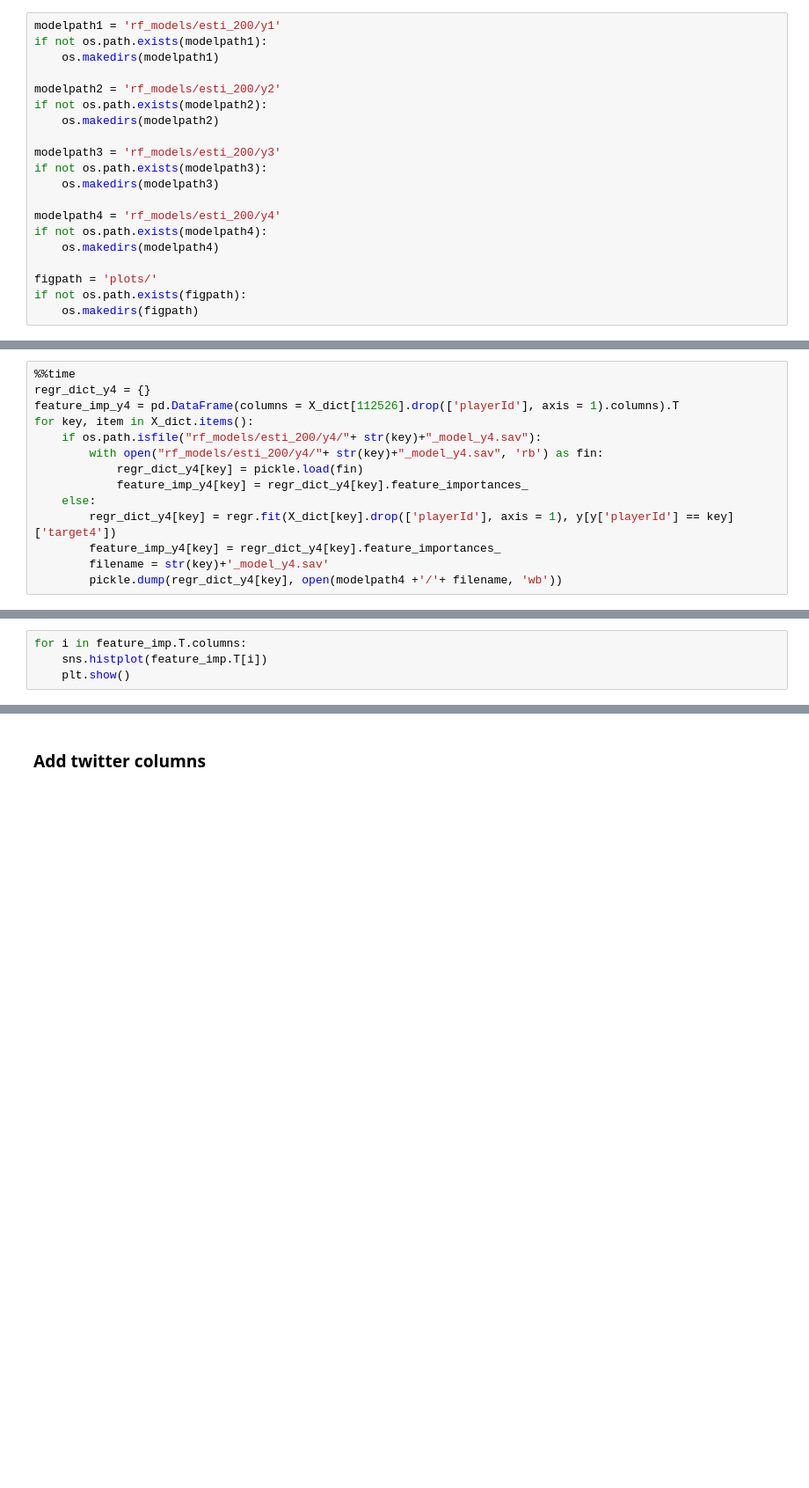
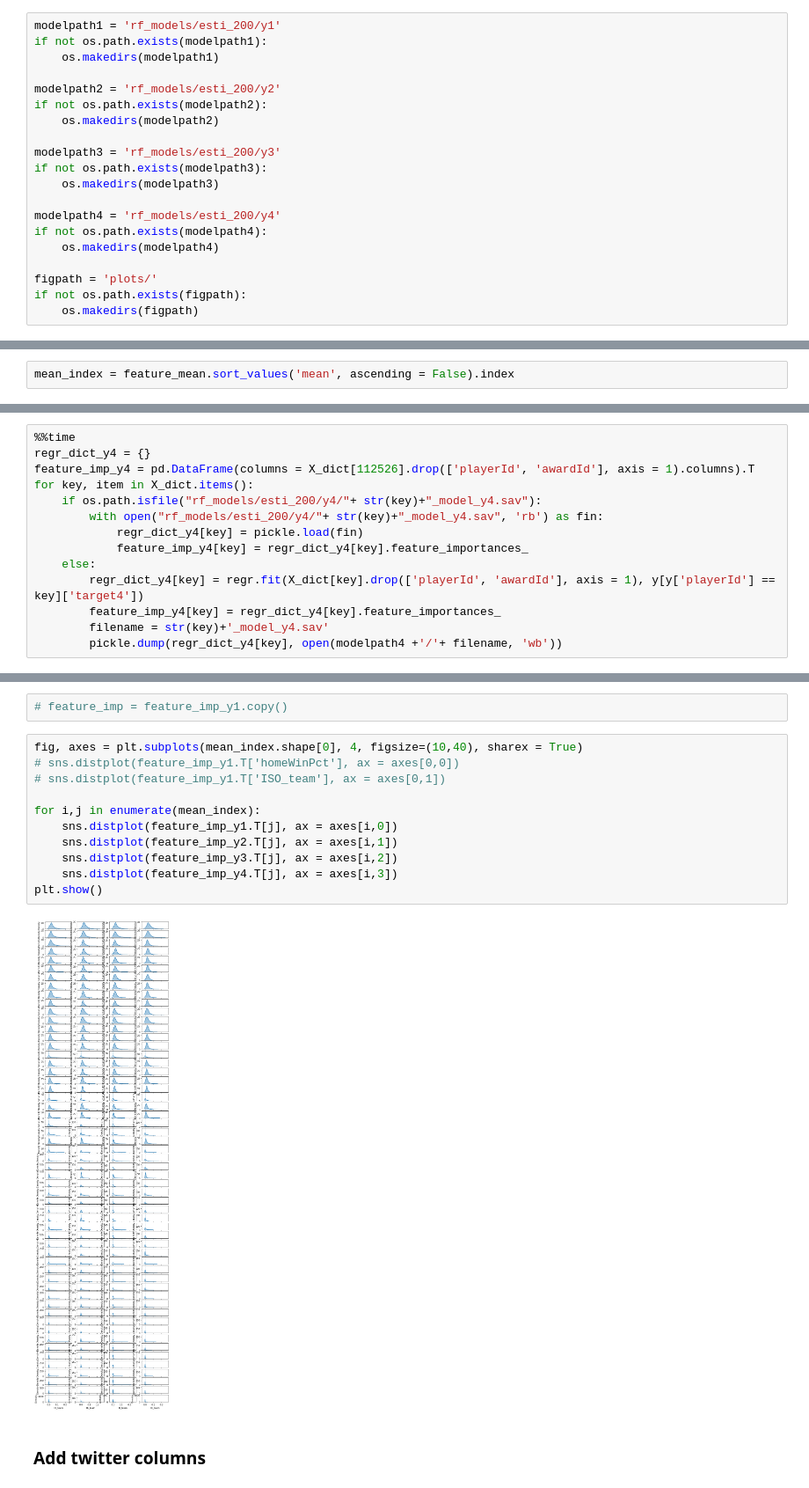
Before and after one commit to fatjudy/mlb-forecasting, a Jupyter notebook: Construct DataFrame.ipynb, the cells around one changed output, grey strips where cells are left out. Shown at 88% size. Cells and saved outputs as stored; diff of their text form; blank space fills up the shorter version.

```diff
--- a/Construct DataFrame.ipynb
+++ b/Construct DataFrame.ipynb
@@ -366,0 +557,2 @@ Wall time: 43.9 s
+# %%
+mean_index = feature_mean.sort_values('mean', ascending = False).index
@@ -420,14 +617,0 @@ sns.heatmap(feature_imp_y3, vmax = 0.1, xticklabels=False)
-# %%
-%%time
-regr_dict_y4 = {}
-feature_imp_y4 = pd.DataFrame(columns = X_dict[112526].drop(['playerId'], axis = 1).columns).T
-for key, item in X_dict.items():
-    if os.path.isfile("rf_models/esti_200/y4/"+ str(key)+"_model_y4.sav"):
-        with open("rf_models/esti_200/y4/"+ str(key)+"_model_y4.sav", 'rb') as fin:
-            regr_dict_y4[key] = pickle.load(fin)
-            feature_imp_y4[key] = regr_dict_y4[key].feature_importances_
-    else:
-        regr_dict_y4[key] = regr.fit(X_dict[key].drop(['playerId'], axis = 1), y[y['playerId'] == key]['target4'])
-        feature_imp_y4[key] = regr_dict_y4[key].feature_importances_
-        filename = str(key)+'_model_y4.sav'
-        pickle.dump(regr_dict_y4[key], open(modelpath4 +'/'+ filename, 'wb'))
@@ -435,0 +618,14 @@ Wall time: 8min 58s
+# %%
+%%time
+regr_dict_y4 = {}
+feature_imp_y4 = pd.DataFrame(columns = X_dict[112526].drop(['playerId', 'awardId'], axis = 1).columns).T
+for key, item in X_dict.items():
+    if os.path.isfile("rf_models/esti_200/y4/"+ str(key)+"_model_y4.sav"):
+        with open("rf_models/esti_200/y4/"+ str(key)+"_model_y4.sav", 'rb') as fin:
+            regr_dict_y4[key] = pickle.load(fin)
+            feature_imp_y4[key] = regr_dict_y4[key].feature_importances_
+    else:
+        regr_dict_y4[key] = regr.fit(X_dict[key].drop(['playerId', 'awardId'], axis = 1), y[y['playerId'] == key]['target4'])
+        feature_imp_y4[key] = regr_dict_y4[key].feature_importances_
+        filename = str(key)+'_model_y4.sav'
+        pickle.dump(regr_dict_y4[key], open(modelpath4 +'/'+ filename, 'wb'))
@@ -471,4 +637,0 @@ feature_imp
-# %%
-for i in feature_imp.T.columns:
-    sns.histplot(feature_imp.T[i])
-    plt.show()
@@ -489,2 +641,17 @@ for i in feature_imp.T.columns:
+# %%
+# feature_imp = feature_imp_y1.copy()
+# %%
+fig, axes = plt.subplots(mean_index.shape[0], 4, figsize=(10,40), sharex = True)
+# sns.distplot(feature_imp_y1.T['homeWinPct'], ax = axes[0,0])
+# sns.distplot(feature_imp_y1.T['ISO_team'], ax = axes[0,1])
+
+for i,j in enumerate(mean_index):
+    sns.distplot(feature_imp_y1.T[j], ax = axes[i,0])
+    sns.distplot(feature_imp_y2.T[j], ax = axes[i,1])
+    sns.distplot(feature_imp_y3.T[j], ax = axes[i,2])
+    sns.distplot(feature_imp_y4.T[j], ax = axes[i,3])
+plt.show()
+# %% [output]
+[figure, added]
 # %% [markdown]
 ### Add twitter columns
```
Also changed, not shown: parts of 105 cells of this notebook, 3 other files.
